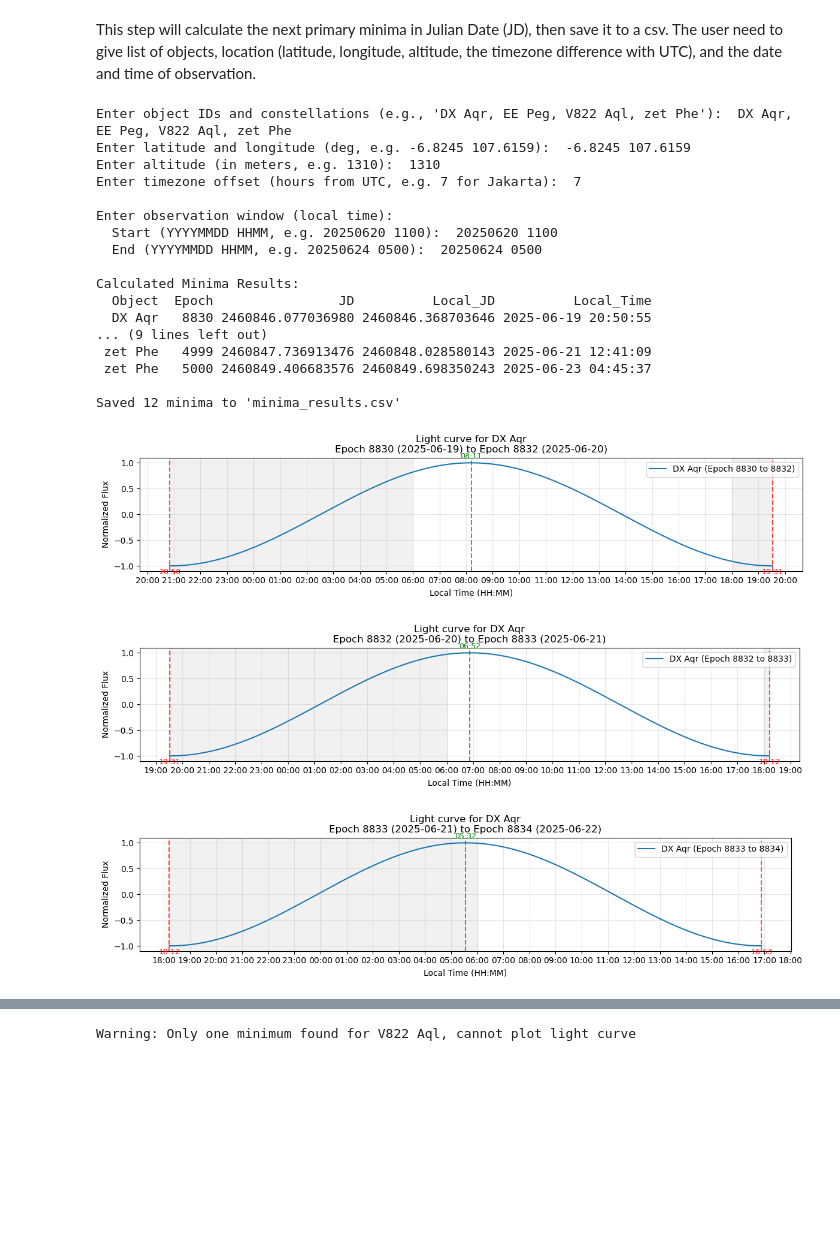
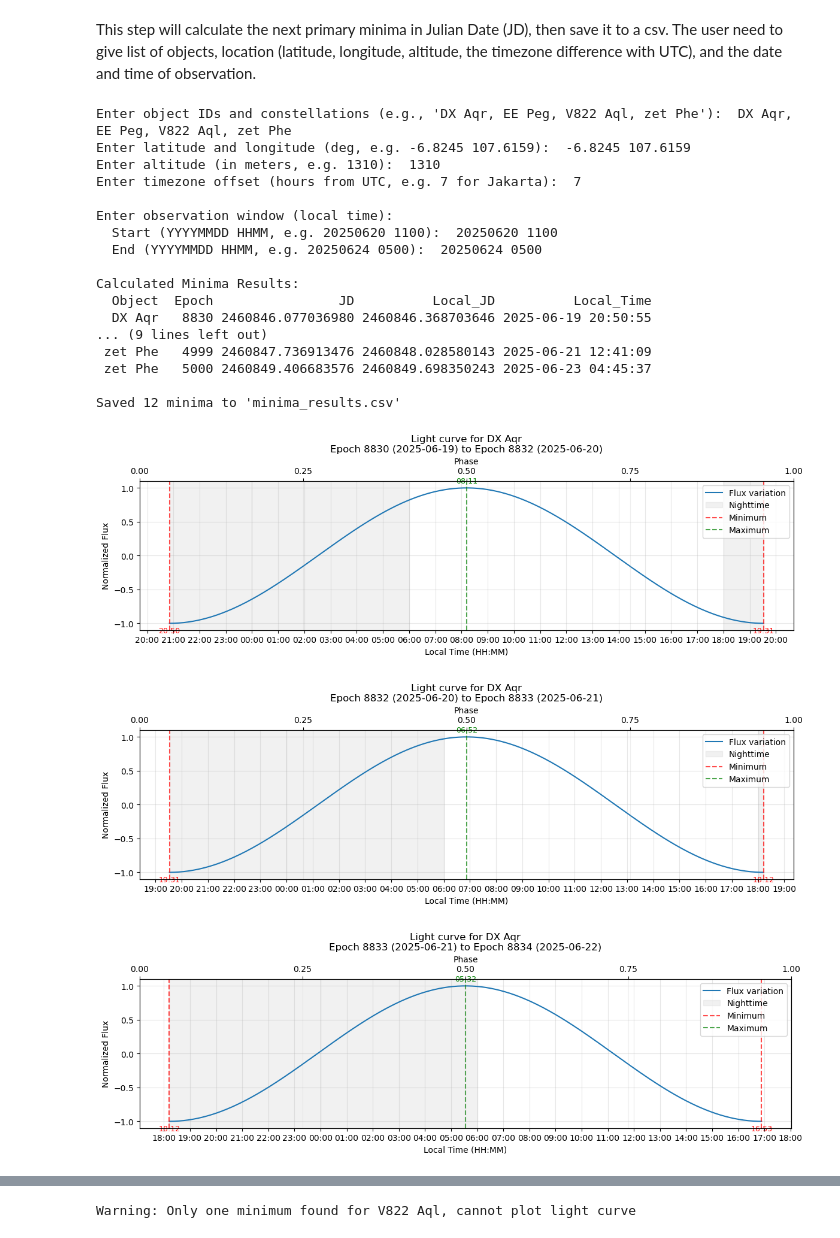
Before and after one commit to evaniakbar/bima_planner, a Jupyter notebook: bima_ephem_1.ipynb, the cells around one changed output, grey strips where cells are left out. Drawn from its saved outputs; the diff is of its cells as text; code cells hidden in the pictures; blank space fills up the shorter version.

```diff
--- a/bima_ephem_1.ipynb
+++ b/bima_ephem_1.ipynb
@@ -195,7 +195,7 @@ def plot_light_curves(minima_df, tz_offset):
             row2 = group.iloc[i+1]
 
             # Create figure
-            fig, ax = plt.subplots(figsize=(12, 3))
+            fig, ax = plt.subplots(figsize=(12, 4))
 
             # Generate light curve data between two minima
             jd_range = np.linspace(row1['JD'], row2['JD'], 500)
@@ -206,8 +206,8 @@ def plot_light_curves(minima_df, tz_offset):
             times = [Time(jd, format='jd').to_datetime() + pd.Timedelta(hours=tz_offset)
                     for jd in jd_range]
 
-            # Plot main curve
-            ax.plot(times, flux, label=f"{obj} (Epoch {row1['Epoch']} to {row2['Epoch']})")
+            # Plot main curve with label
+            ax.plot(times, flux, label=f"Flux variation")
 
             # Get the date range of the plot
             start_date = times[0].date()
@@ -232,7 +232,7 @@ def plot_light_curves(minima_df, tz_offset):
                 if times[-1] > night_start_evening and times[0] < night_end_evening:
                     shading_start = max(night_start_evening, times[0])
                     shading_end = min(night_end_evening, times[-1])
-                    ax.axvspan(shading_start, shading_end, color='lightgray', alpha=0.3)
+                    ax.axvspan(shading_start, shading_end, color='lightgray', alpha=0.3, label='Nighttime')
 
                 # Shade morning part (00:00 to 06:00)
                 if times[-1] > night_start_morning and times[0] < night_end_morning:
@@ -247,7 +247,7 @@ def plot_light_curves(minima_df, tz_offset):
             min1_time = Time(row1['JD'], format='jd').to_datetime() + pd.Timedelta(hours=tz_offset)
             min2_time = Time(row2['JD'], format='jd').to_datetime() + pd.Timedelta(hours=tz_offset)
 
-            ax.axvline(x=min1_time, color='r', linestyle='--', alpha=0.7)
+            ax.axvline(x=min1_time, color='r', linestyle='--', alpha=0.7, label='Minimum')
             ax.text(min1_time, -1.05, min1_time.strftime('%H:%M'),
                    ha='center', va='top', color='r', fontsize=9)
 
@@ -258,7 +258,7 @@ def plot_light_curves(minima_df, tz_offset):
             # Calculate and mark maxima (y=1)
             max_jd = (row1['JD'] + row2['JD']) / 2
             max_time = Time(max_jd, format='jd').to_datetime() + pd.Timedelta(hours=tz_offset)
-            ax.axvline(x=max_time, color='g', linestyle='--', alpha=0.7)
+            ax.axvline(x=max_time, color='g', linestyle='--', alpha=0.7, label='Maximum')
             ax.text(max_time, 1.05, max_time.strftime('%H:%M'),
                    ha='center', va='bottom', color='g', fontsize=9)
 
@@ -273,14 +273,26 @@ def plot_light_curves(minima_df, tz_offset):
             ax.set_ylim(-1.1, 1.1)
             ax.set_yticks([-1, -0.5, 0, 0.5, 1])
 
-            # Set x-axis ticks to a maximum of 20 ticks
+            # Set x-axis ticks to a maximum of 12 ticks
             total_hours = (times[-1] - times[0]).total_seconds() / 3600  # Total hours in the range
             num_ticks = min(12, int(total_hours))  # Maximum of 12 ticks
             ax.xaxis.set_major_locator(HourLocator(interval=int(total_hours / num_ticks)))
             ax.xaxis.set_major_formatter(DateFormatter('%H:%M'))
             ax.grid(True, alpha=0.3)
 
-            plt.legend()
+            # Create a second x-axis for phase
+            ax_phase = ax.twiny()
+            ax_phase.set_xlim(0, 1)  # Phase ranges from 0 to 1
+            ax_phase.set_xticks(np.arange(0, 1.1, 0.1))  # Minor ticks for better readability
+            ax_phase.set_xticks(np.arange(0, 1.25, 0.25), minor=False)  # Major ticks at 0, 0.25, ..., 1.0
+            ax_phase.set_xlabel("Phase")
+            ax_phase.xaxis.grid(True, alpha=0.2, which='both')
+
+            # Handle legend - only show first occurrence of each label
+            handles, labels = ax.get_legend_handles_labels()
+            by_label = dict(zip(labels, handles))  # Deduplicate
+            ax.legend(by_label.values(), by_label.keys(), loc='upper right')
+
             plt.tight_layout()
             plt.show()
 
@@ -332,33 +344,33 @@ def main():
     try:
         start_utc = Time(start_iso, format='isot', scale='utc') - TimeDelta(tz_offset*3600, format='sec')
         end_utc = Time(end_iso, format='isot', scale='utc') - TimeDelta(tz_offset*3600, format='sec')
     except Exception as e:
         print(f"Error parsing dates: {e}")
         return
 
     # Main execution
     observation_planning(queried_data, obs_location, tz_offset, start_utc, end_utc)
 
 if __name__ == "__main__":
     main()
 # %% [output]
 Enter object IDs and constellations (e.g., 'DX Aqr, EE Peg, V822 Aql, zet Phe'):  DX Aqr, EE Peg, V822 Aql, zet Phe
 Enter latitude and longitude (deg, e.g. -6.8245 107.6159):  -6.8245 107.6159
 Enter altitude (in meters, e.g. 1310):  1310
 Enter timezone offset (hours from UTC, e.g. 7 for Jakarta):  7
 
 Enter observation window (local time):
   Start (YYYYMMDD HHMM, e.g. 20250620 1100):  20250620 1100
   End (YYYYMMDD HHMM, e.g. 20250624 0500):  20250624 0500
 
 Calculated Minima Results:
   Object  Epoch                JD          Local_JD          Local_Time
   DX Aqr   8830 2460846.077036980 2460846.368703646 2025-06-19 20:50:55
 ... (9 lines left out)
  zet Phe   4999 2460847.736913476 2460848.028580143 2025-06-21 12:41:09
  zet Phe   5000 2460849.406683576 2460849.698350243 2025-06-23 04:45:37
 
 Saved 12 minima to 'minima_results.csv'
-[figure, old version]
+[figure, new version]
-[figure, old version]
+[figure, new version]
-[figure, old version]
+[figure, new version]
```
Also changed, not shown: parts of 1 cell of this notebook, 2 other files.
